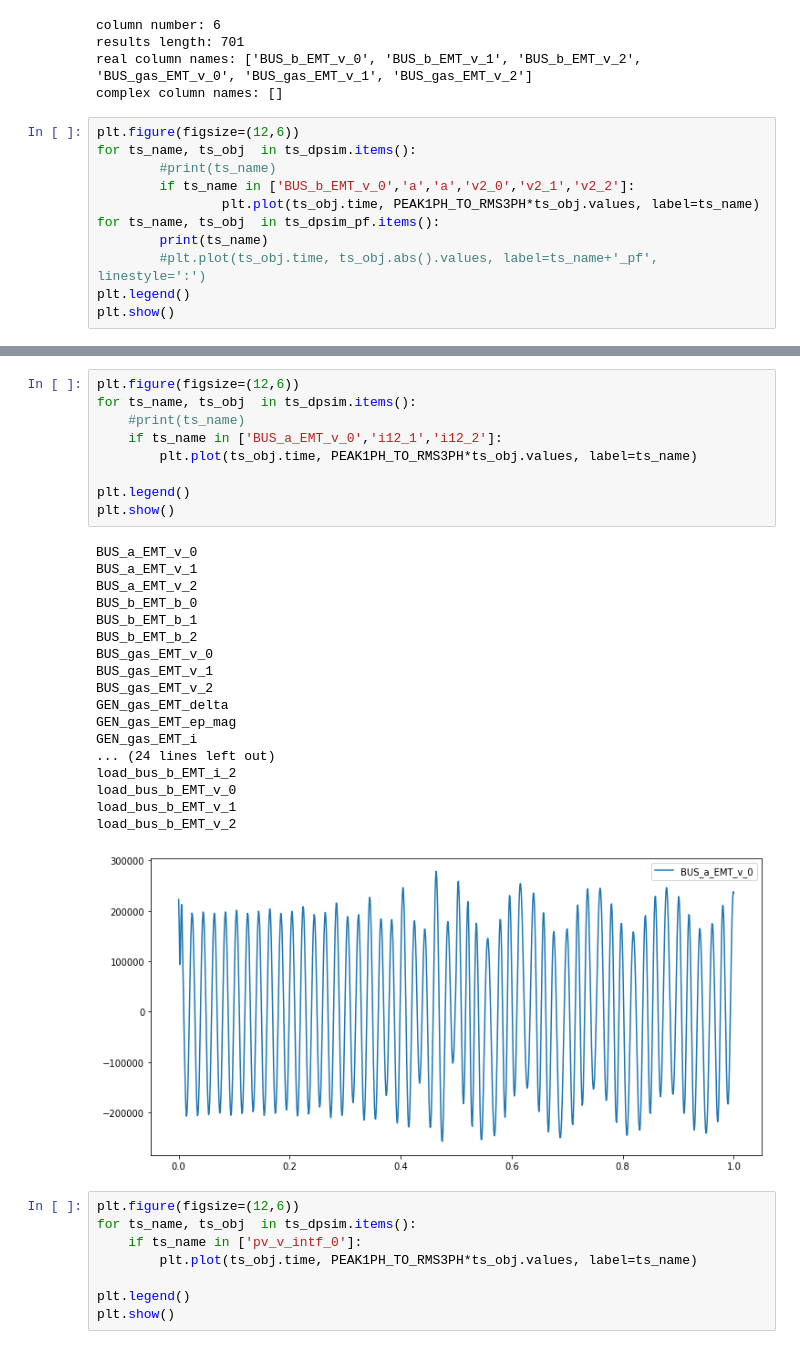
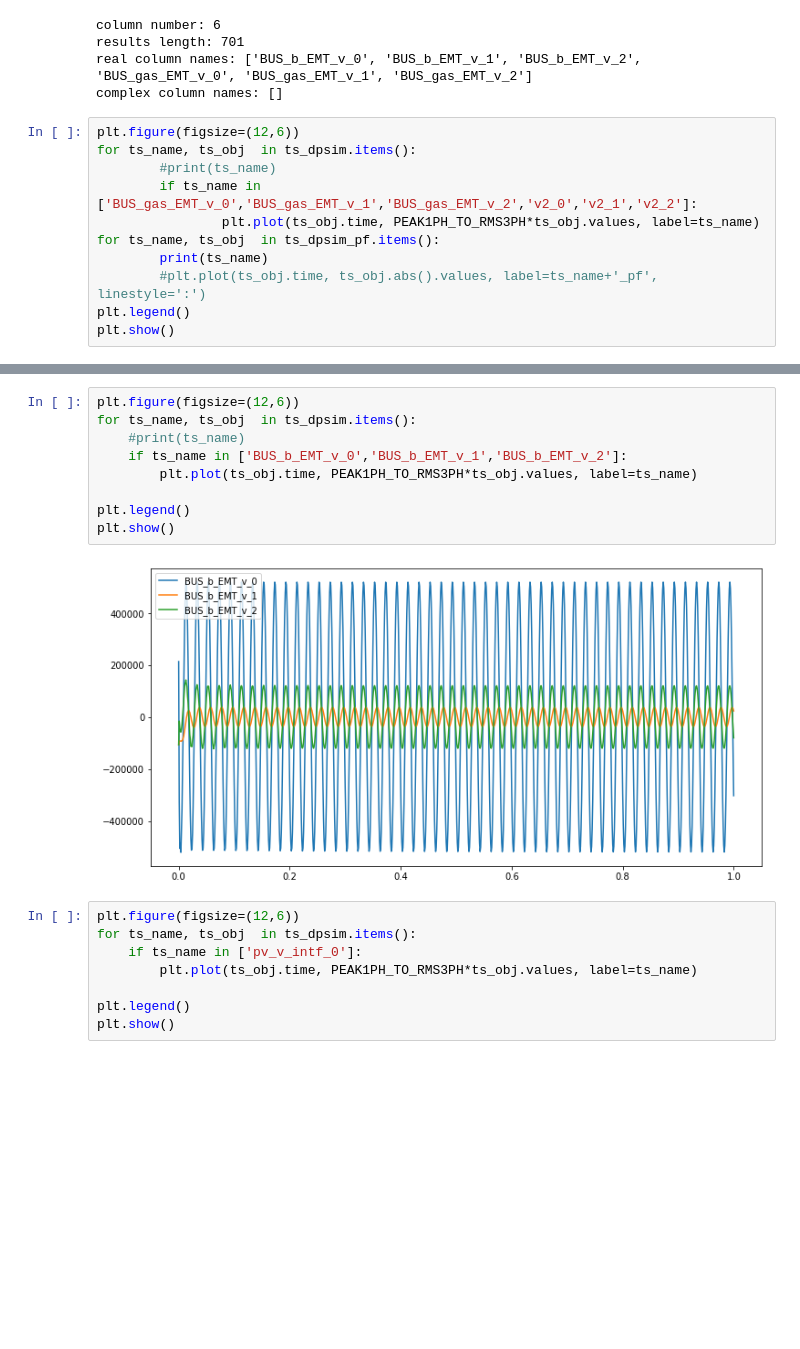
Before and after one commit to ArminTeskeredzic/dpsim, a Jupyter notebook: examples/Notebooks/Circuits/scenario_C_step_A.ipynb, the cells around one changed output, grey strips where cells are left out. Drawn from its saved outputs; the diff is of its cells as text; blank space fills up the shorter version.

```diff
--- a/examples/Notebooks/Circuits/scenario_C_step_A.ipynb
+++ b/examples/Notebooks/Circuits/scenario_C_step_A.ipynb
@@ -56,7 +56,7 @@ complex column names: []
 plt.figure(figsize=(12,6))
 for ts_name, ts_obj  in ts_dpsim.items():
         #print(ts_name)
-        if ts_name in ['BUS_b_EMT_v_0','a','a','v2_0','v2_1','v2_2']:
+        if ts_name in ['BUS_gas_EMT_v_0','BUS_gas_EMT_v_1','BUS_gas_EMT_v_2','v2_0','v2_1','v2_2']:
                 plt.plot(ts_obj.time, PEAK1PH_TO_RMS3PH*ts_obj.values, label=ts_name)
 for ts_name, ts_obj  in ts_dpsim_pf.items():
         print(ts_name)
@@ -70,31 +70,14 @@ V_BUS_gas_PF
 # %%
 plt.figure(figsize=(12,6))
 for ts_name, ts_obj  in ts_dpsim.items():
     #print(ts_name)
-    if ts_name in ['BUS_a_EMT_v_0','i12_1','i12_2']:
+    if ts_name in ['BUS_b_EMT_v_0','BUS_b_EMT_v_1','BUS_b_EMT_v_2']:
         plt.plot(ts_obj.time, PEAK1PH_TO_RMS3PH*ts_obj.values, label=ts_name)
 
 plt.legend()
 plt.show()
 # %% [output]
-BUS_a_EMT_v_0
-BUS_a_EMT_v_1
-BUS_a_EMT_v_2
-BUS_b_EMT_b_0
-BUS_b_EMT_b_1
-BUS_b_EMT_b_2
-BUS_gas_EMT_v_0
-BUS_gas_EMT_v_1
-BUS_gas_EMT_v_2
-GEN_gas_EMT_delta
-GEN_gas_EMT_ep_mag
-GEN_gas_EMT_i
-... (24 lines left out)
-load_bus_b_EMT_i_2
-load_bus_b_EMT_v_0
-load_bus_b_EMT_v_1
-load_bus_b_EMT_v_2
-[figure, old version]
+[figure, new version]
 # %%
 plt.figure(figsize=(12,6))
 for ts_name, ts_obj  in ts_dpsim.items():
```
Also changed, not shown: parts of 1 cell of this notebook, 1 other file.
